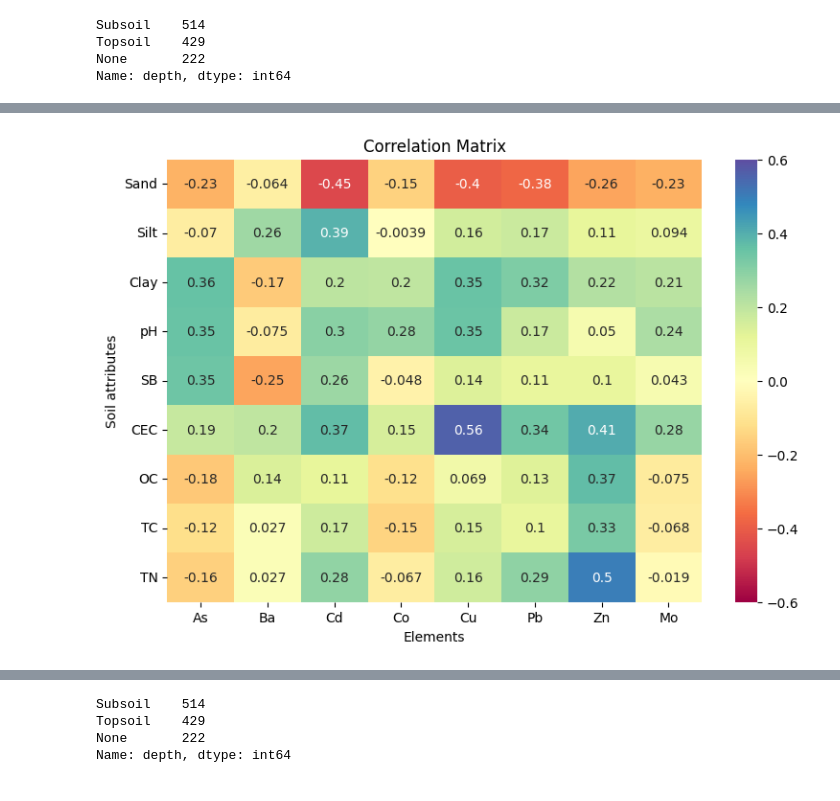
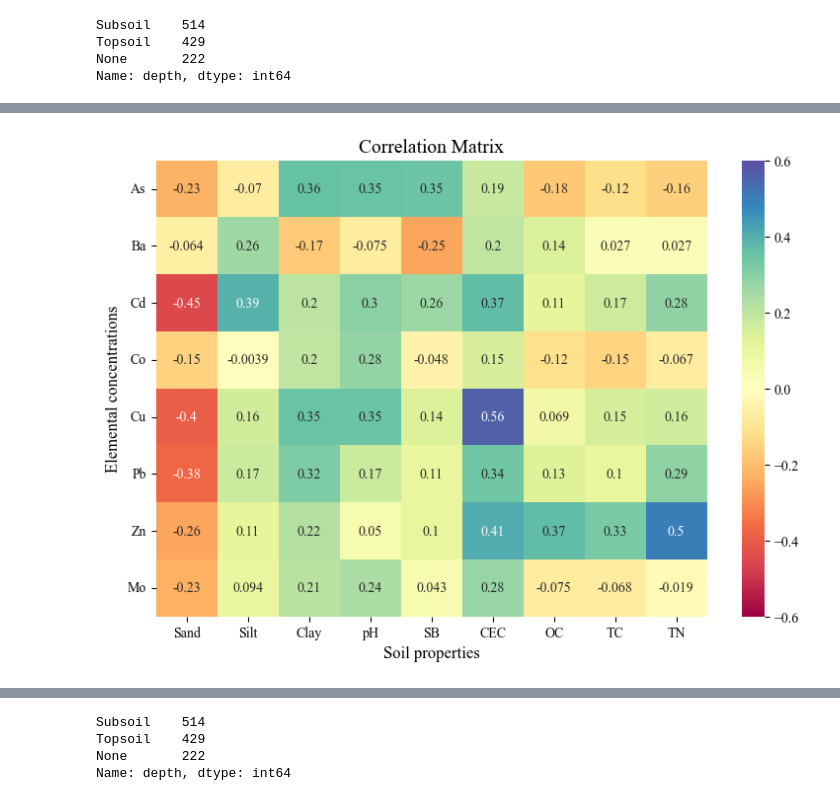
Before and after one commit to angelomaia/discretization-soil-spectroscopy, a Jupyter notebook: contents_data_analysis.ipynb, the cells around one changed output, grey strips where cells are left out. Drawn from its saved outputs; the diff is of its cells as text; code cells hidden in the pictures.

```diff
--- a/contents_data_analysis.ipynb
+++ b/contents_data_analysis.ipynb
@@ -4,6 +4,8 @@ import numpy as np
 import matplotlib.pyplot as plt
 import seaborn as sns
 from sklearn.preprocessing import MinMaxScaler
+
+plt.rcParams['font.family'] = 'Times New Roman'
 # %%
 data = pd.read_csv('K:/Google Drive/DOUTORADO/Tese 2.0/Chapter I/KELLOGs/dataset.csv')
 
@@ -283,24 +328,27 @@ plt.show()
 # %%
 correlation = filter_data.dropna().corr(numeric_only=True).iloc[:14,14:]
 
 correlation.columns = ['As', 'Ba', 'Cd', 'Co', 'Cr', 'Cu', 'Pb', 'Zn', 'Mo']
 correlation.drop(columns=['Cr'], inplace=True)
 correlation.index = ['TC','CEC','Sand','Silt','Clay','OC','Mg','SB','TN', 'pH','pH (CaCl$_2$)','K','Na','S']
 correlation.drop(index=['Mg','K','Na','S','pH (CaCl$_2$)'], inplace=True)
 correlation = correlation.reindex(['Sand','Silt','Clay','pH','SB','CEC','OC','TC','TN'])
+correlation = correlation.T.reset_index()
+correlation.drop(columns=['index'], inplace=True)
+correlation.index = ['As', 'Ba', 'Cd', 'Co', 'Cu', 'Pb', 'Zn', 'Mo']
 
 plt.figure(figsize=(9,6))
 
 sns.heatmap(correlation, vmin=-0.6, vmax=0.6, annot=True, cmap='Spectral')
 
 plt.yticks(rotation=0)
-plt.title('Correlation Matrix')
-plt.xlabel('Elements', fontsize=10)
-plt.ylabel('Soil attributes', fontsize=10)
+plt.title('Correlation Matrix', fontsize=14)
+plt.ylabel('Elemental concentrations', fontsize=12)
+plt.xlabel('Soil properties', fontsize=12)
 
-plt.savefig('pearson_corr_matrix.png',
-           dpi=300, bbox_inches='tight')
+#plt.savefig('pearson_corr_matrix.png',
+#           dpi=300, bbox_inches='tight')
 
 plt.show()
 # %% [output]
-[figure, old version]
+[figure, new version]
```
Also changed, not shown: parts of 15 cells of this notebook.
